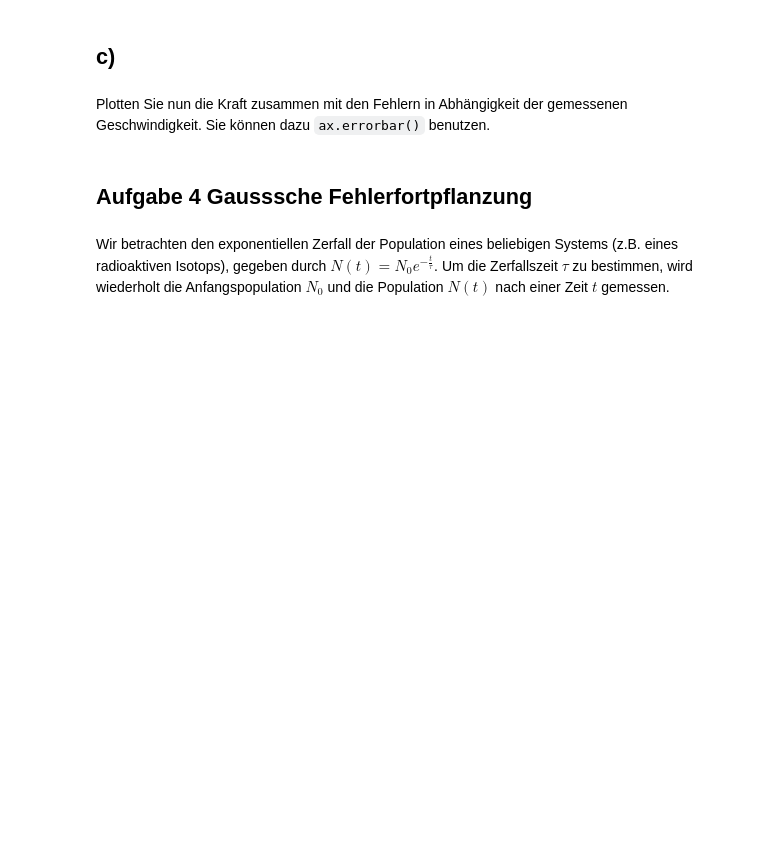
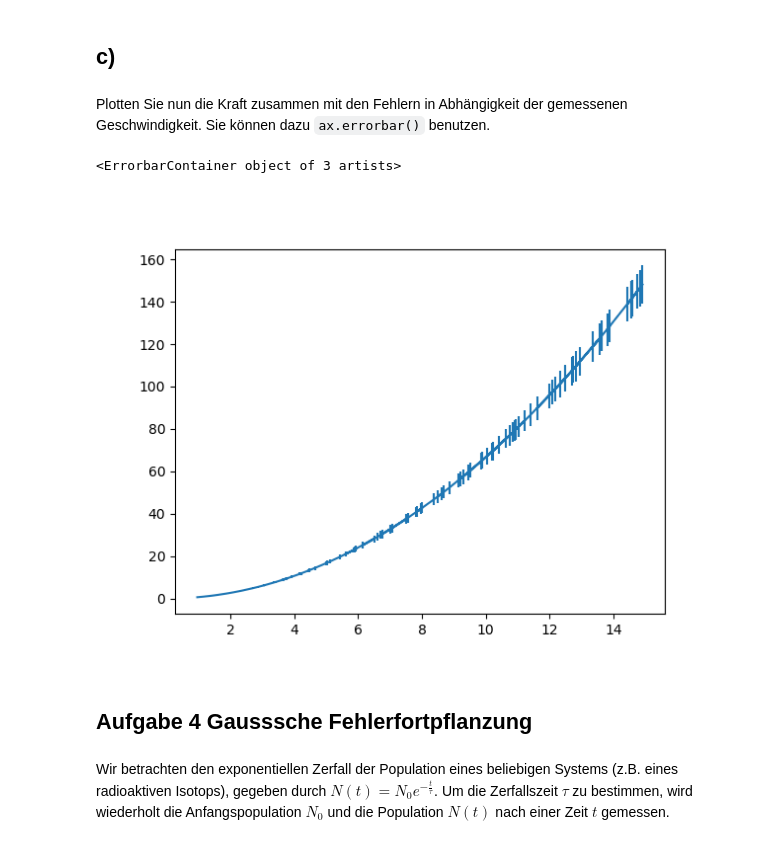
Before and after one commit to Qjasch/Datenanalyse, a Jupyter notebook: Exercises/Ex04/Messfehler und Fehlerfortpflanzung.ipynb, the cells around one changed output. Drawn from its saved outputs; the diff is of its cells as text; code cells hidden in the pictures; blank space fills up the shorter version.

```diff
--- a/Exercises/Ex04/Messfehler und Fehlerfortpflanzung.ipynb
+++ b/Exercises/Ex04/Messfehler und Fehlerfortpflanzung.ipynb
@@ -143,3 +140,8 @@ $F_Z = \frac{mv^2}{R} \implies \Delta F_Z^2 = \frac{\sigma_m^2 v^4}{R^2} + \frac
+# %%
+mass = 0.1
+radius = 0.15
+
+sigma_centripetal = 2 * sigmas * mass * velocities / radius
 # %% [markdown]
 ## c)
 # %% [markdown]
@@ -149,3 +149,11 @@ Plotten Sie nun die Kraft zusammen mit den Fehlern in Abhängigkeit der gemessen
+# %%
+fig = plt.figure()
+ax = fig.add_subplot()
+
+ax.errorbar(velocities, np.square(velocities) * mass / radius, sigma_centripetal)
+# %% [output]
+<ErrorbarContainer object of 3 artists>
+[figure, added]
 # %% [markdown]
 ## Aufgabe 4 Gausssche Fehlerfortpflanzung
 # %% [markdown]
```
Also changed, not shown: parts of 7 cells of this notebook, 1 other file.
